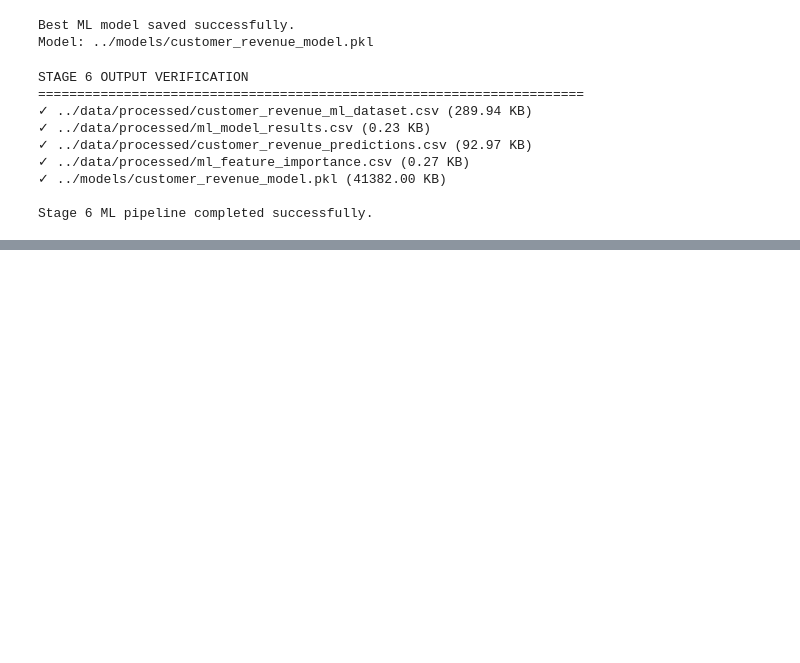
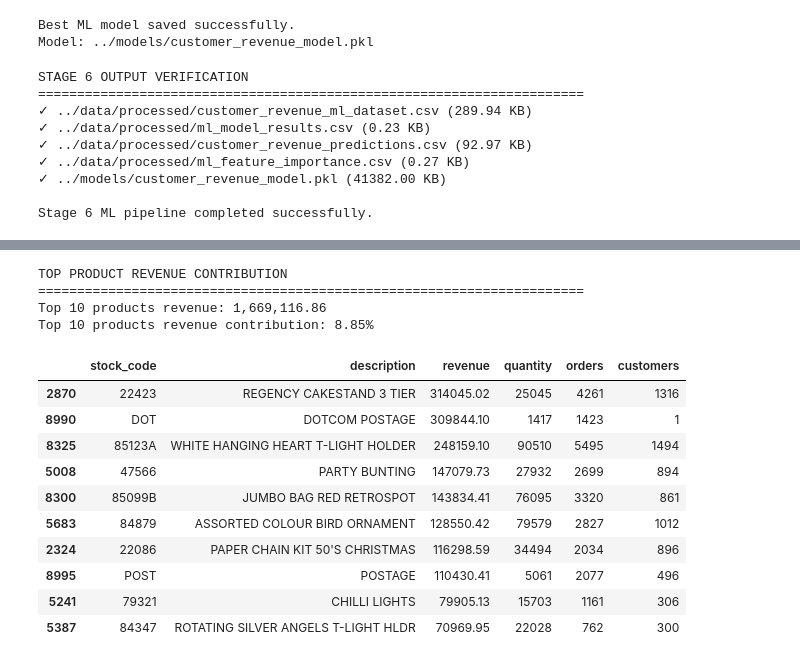
Before and after one commit to AKASHRAUT108/autonomous-data-analyst, a Jupyter notebook: notebooks/03_machine_learning.ipynb, the cells around one changed output, grey strips where cells are left out. Cells and saved outputs as stored; diff of their text form; code cells hidden in the pictures; blank space fills up the shorter version.

```diff
--- a/notebooks/03_machine_learning.ipynb
+++ b/notebooks/03_machine_learning.ipynb
@@ -2455,0 +2728,58 @@ Stage 6 ML pipeline completed successfully.
+# %%
+# 7.5 - PRODUCT REVENUE CONTRIBUTION
+
+top_10_products = (
+    product_performance
+    .head(10)
+    .copy()
+)
+
+top_10_revenue = top_10_products["revenue"].sum()
+
+top_10_percentage = (
+    top_10_revenue
+    / total_revenue
+    * 100
+)
+
+print("TOP PRODUCT REVENUE CONTRIBUTION")
+print("=" * 70)
+
+print(
+    f"Top 10 products revenue: "
+    f"{top_10_revenue:,.2f}"
+)
+
+print(
+    f"Top 10 products revenue contribution: "
+    f"{top_10_percentage:.2f}%"
+)
+
+display(
+    top_10_products[
+        [
+            "stock_code",
+            "description",
+            "revenue",
+            "quantity",
+            "orders",
+            "customers"
+        ]
+    ].round(2)
+)
+# %% [output]
+TOP PRODUCT REVENUE CONTRIBUTION
+======================================================================
+Top 10 products revenue: 1,669,116.86
+Top 10 products revenue contribution: 8.85%
+|  | stock_code | description | revenue | quantity | orders | customers |
+| 2870 | 22423 | REGENCY CAKESTAND 3 TIER | 314045.02 | 25045 | 4261 | 1316 |
+| 8990 | DOT | DOTCOM POSTAGE | 309844.10 | 1417 | 1423 | 1 |
+| 8325 | 85123A | WHITE HANGING HEART T-LIGHT HOLDER | 248159.10 | 90510 | 5495 | 1494 |
+| 5008 | 47566 | PARTY BUNTING | 147079.73 | 27932 | 2699 | 894 |
+| 8300 | 85099B | JUMBO BAG RED RETROSPOT | 143834.41 | 76095 | 3320 | 861 |
+| 5683 | 84879 | ASSORTED COLOUR BIRD ORNAMENT | 128550.42 | 79579 | 2827 | 1012 |
+| 2324 | 22086 | PAPER CHAIN KIT 50'S CHRISTMAS | 116298.59 | 34494 | 2034 | 896 |
+| 8995 | POST | POSTAGE | 110430.41 | 5061 | 2077 | 496 |
+| 5241 | 79321 | CHILLI LIGHTS | 79905.13 | 15703 | 1161 | 306 |
+| 5387 | 84347 | ROTATING SILVER ANGELS T-LIGHT HLDR | 70969.95 | 22028 | 762 | 300 |
```
Also changed, not shown: parts of 16 cells of this notebook.
